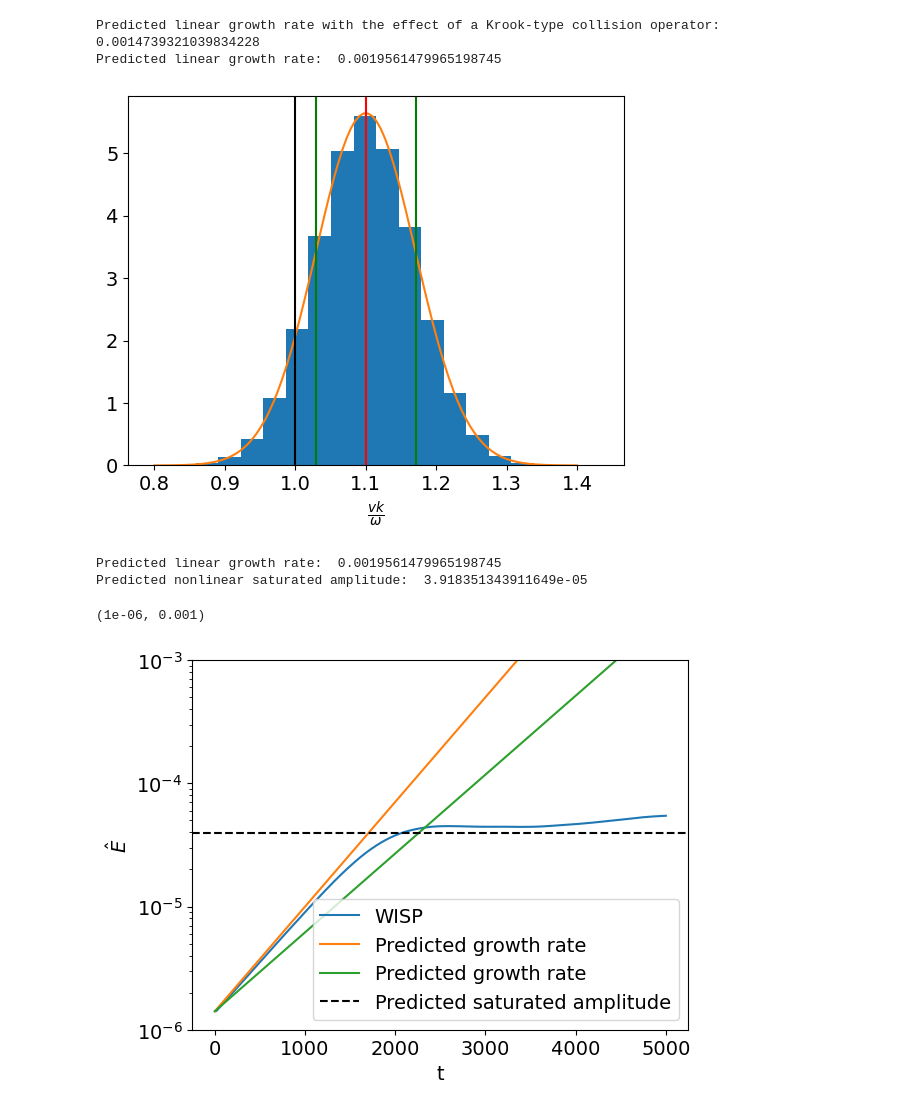
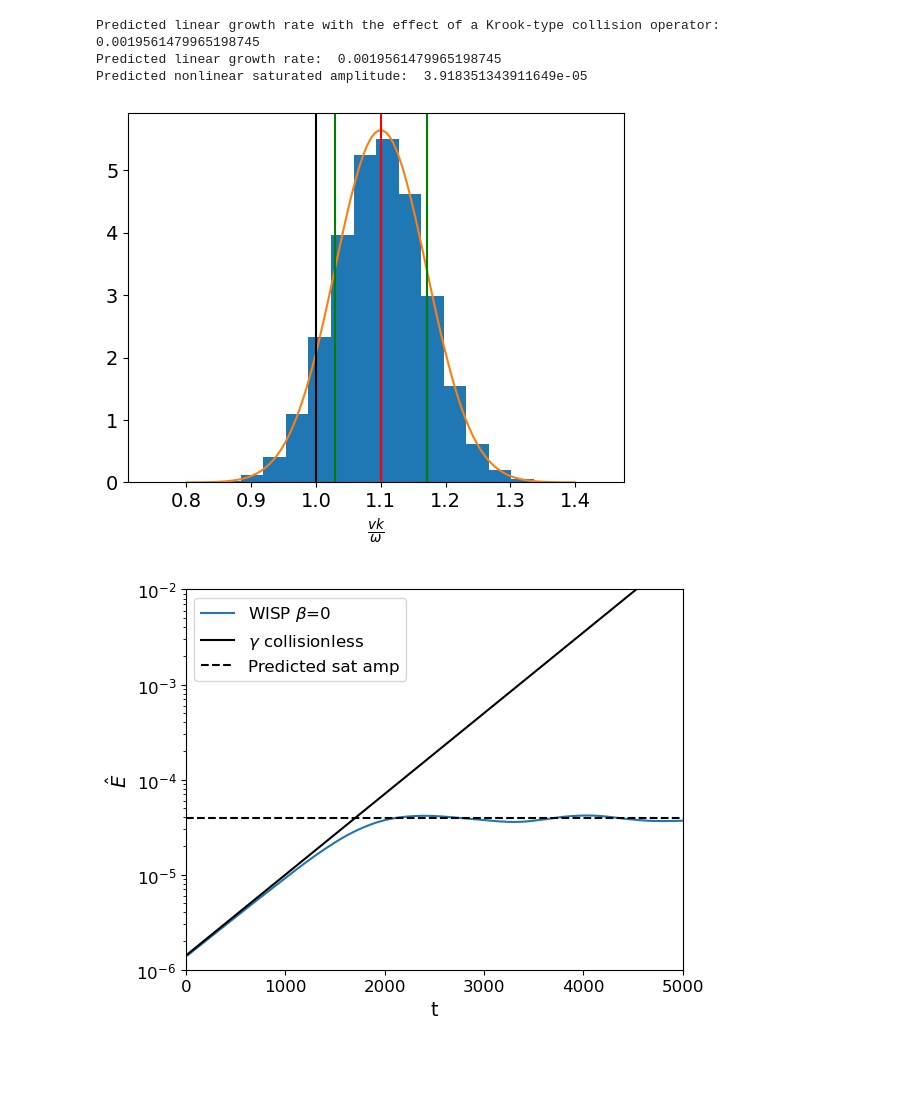
Before and after one commit to ejpaul/wisp_proto, a Jupyter notebook: examples/nonlinear_delta_f_collision/krook_only/nonlinear_delta_f_example.ipynb, the cells around one changed output. Cells and saved outputs as stored; diff of their text form; code cells hidden in the pictures; blank space fills up the shorter version.

```diff
--- a/examples/nonlinear_delta_f_collision/krook_only/nonlinear_delta_f_example.ipynb
+++ b/examples/nonlinear_delta_f_collision/krook_only/nonlinear_delta_f_example.ipynb
@@ -26,7 +32,7 @@ sim_params = {
     "splitting_method": "strang",  # 'strang' or 'trotter'
     "method": "nonlinear",  # 'linear' or 'nonlinear'
     "full_f": False,  # whether to use full distribution function (only for nonlinear)
-    "beta": 0.0001,
+    "beta": 0.0,
 }
 
 fig, ax = plot_initial_velocity_distribution(sim_params)
@@ -35,12 +41,14 @@ fig, ax = plot_initial_velocity_distribution(sim_params)
 # %%
-gamma_krook = conserving_bgk_growth_rate(sim_params, dimensional=True)
-
+gamma_krook = compute_gamma_krook(sim_params)
+#
 print('Predicted linear growth rate with the effect of a Krook-type collision operator: ', gamma_krook)
 
 gamma = compute_gamma(sim_params)
 
 print('Predicted linear growth rate: ', gamma)
+print('Predicted nonlinear saturated amplitude: ', gamma * gamma * (3.2 * 3.2))
 # %% [output]
-Predicted linear growth rate with the effect of a Krook-type collision operator:  0.0014739321039834228
+Predicted linear growth rate with the effect of a Krook-type collision operator:  0.0019561479965198745
 Predicted linear growth rate:  0.0019561479965198745
+Predicted nonlinear saturated amplitude:  3.918351343911649e-05
 # %%
@@ -51,8 +61,17 @@ E_s = sim_outputs["E_s"]
 x = sim_outputs["x"]
 v = sim_outputs["v"]
 w = sim_outputs["w"]
+# %%
+# Restart here if you want to load the simulation outputs from a file instead of running the simulation again
+beta = '' # Please specify the value of beta
+sim_outputs = np.load(f'sim_outputs_beta_'+beta+'.npz')
+
+E_c = sim_outputs["E_c"]
+E_s = sim_outputs["E_s"]
+x = sim_outputs["x"]
+v = sim_outputs["v"]
+w = sim_outputs["w"]
 # %%
-
 fig, ax = plot_full_f_velocity_distribution(v, sim_params["ub"], sim_params["vb"])
 
 E_c_hist = sim_outputs["E_c_hist"]
@@ -60,30 +79,25 @@ E_s_hist = sim_outputs["E_s_hist"]
 E_amp_hist = sim_outputs["E_amp_hist"]
 phi_hist = sim_outputs["phi_hist"]
 time = sim_outputs["time"]
-
-np.save('E_amp_hist_beta_1e-4.npy', E_amp_hist)
 # %% [output]
-[figure, old version]
+[figure, new version]
-# %%
-gamma = compute_gamma(sim_params)
-
-print('Predicted linear growth rate: ', gamma)
-print('Predicted nonlinear saturated amplitude: ', gamma * gamma * (3.2 * 3.2))
-# %% [output]
-Predicted linear growth rate:  0.0019561479965198745
-Predicted nonlinear saturated amplitude:  3.918351343911649e-05
 # %%
 plt.figure()
-plt.semilogy(time, np.abs(E_amp_hist), label='WISP')
-plt.semilogy(time, np.abs(E_amp_hist[0])*np.exp(gamma*time), label='Predicted growth rate')
-plt.semilogy(time, np.abs(E_amp_hist[0])*np.exp(gamma_krook*time), label='Predicted growth rate')
-plt.axhline(gamma * gamma * (3.2 * 3.2), color='k', linestyle='--', label='Predicted saturated amplitude')
-plt.legend()
-plt.xlabel('t')
-plt.ylabel(r'$\hat{E}$')
-# plt.xlim([0,10])
-plt.ylim([1e-6,1e-3])
+plt.semilogy(time, np.abs(E_amp_hist), color='tab:blue', label=rf'WISP $\beta$={beta}')
+#plt.semilogy(time, np.abs(E_amp_hist), color='tab:blue', label='WISP collisionless')
+#plt.semilogy(time, np.abs(E_amp_hist[0])*np.exp(gamma_krook*time), color='tab:blue', linestyle=':', label=rf'$\gamma~(\beta={beta})$')
+plt.semilogy(time, np.abs(E_amp_hist[0])*np.exp(gamma*time), color='k', label=r'$\gamma$ collisionless')
+plt.axhline(gamma * gamma * (3.2 * 3.2), color='k', linestyle='--', label='Predicted sat amp')
+plt.legend(fontsize=lgdSize)
+plt.xlabel('t', fontsize=lblSize)
+plt.ylabel(r'$\hat{E}$', fontsize=lblSize)
+plt.xlim([0,5000])
+plt.ylim([1e-6,1e-2])
+plt.tick_params(labelsize=tickSize)
+plt.tight_layout()
+
+plt.savefig
+plt.savefig('nonlinear_delta_f_growth_rate_beta_'+beta+'.png', dpi=300)
 # %% [output]
-(1e-06, 0.001)
-[figure, old version]
+[figure, new version]
 # %%
```
Also changed, not shown: parts of 4 cells of this notebook, 13 other files.
